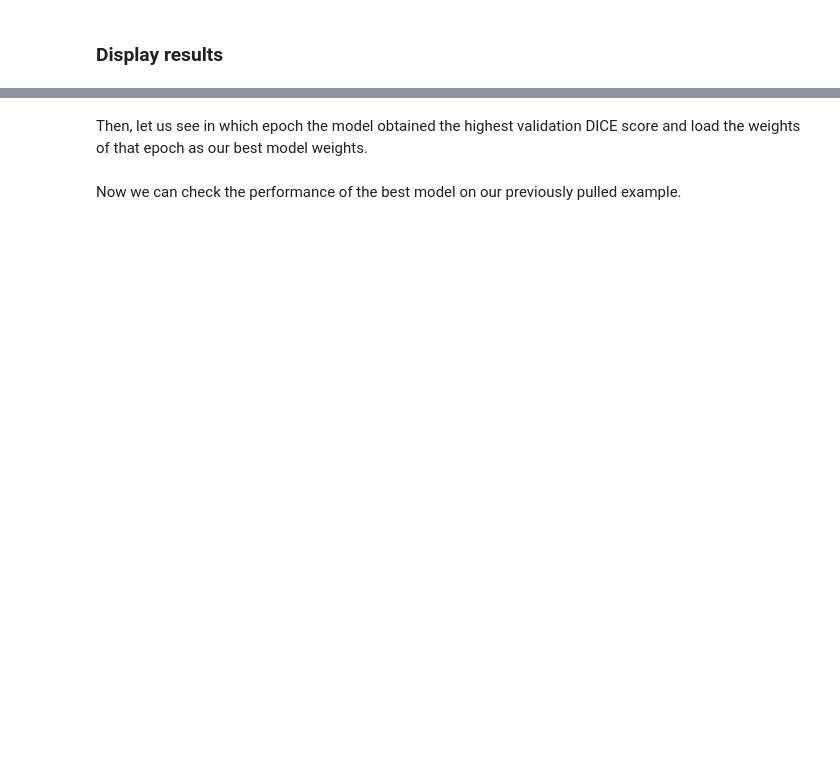
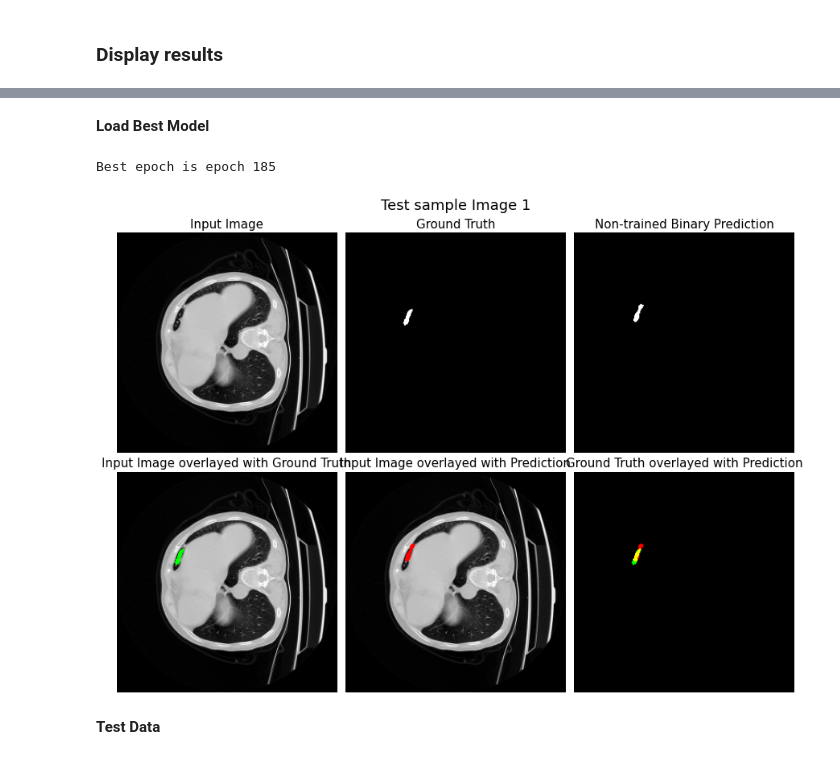
Before and after one commit to jyjuni/Covid19_Leision_Segmentation, a Jupyter notebook: src/train.ipynb, the cells around one changed output, grey strips where cells are left out. Drawn from its saved outputs; the diff is of its cells as text; code cells hidden in the pictures; blank space fills up the shorter version.

```diff
--- a/src/train.ipynb
+++ b/src/train.ipynb
@@ -21,10 +21,11 @@ from sklearn.metrics import confusion_matrix, accuracy_score
 import sys
 project_dir = os.path.dirname(os.getcwd())
 data_dir = os.path.join(project_dir, "data")
+model_dir = os.path.join(project_dir, "model")
 sys.path.append(project_dir)
-sys.path.append(data_dir)
 print(f"project directory: {project_dir}")
 print(f"data directory: {data_dir}")
+print(f"model directory: {model_dir}")
 # %% [output]
 project directory: /home/jinyijia/bme4460/Covid19_Leision_Segmentation
 data directory: /home/jinyijia/bme4460/Covid19_Leision_Segmentation/data
@@ -227,14 +192,18 @@ Predicted mask shape is: torch.Size([4, 2, 256, 256])
 # %% [markdown]
 ### 3. Train the model
 # %%
-from .run_network import train_net
+from run_network import train_net
 
+# lr decay
 optimizer = torch.optim.Adam(my_UNet.parameters(), lr=0.001)
-lr_scheduler = torch.optim.lr_scheduler.ExponentialLR(optimizer=optimizer, step_size=30, gamma=0.5)
-# use precalculated class weight for class imbalance
+lr_scheduler = torch.optim.lr_scheduler.StepLR(optimizer=optimizer, step_size=30, gamma=0.5)
+
+# use class weight for imbalanced data
 # class_weights = get_class_weight(train_dataset)
 class_weights = torch.tensor([1, 100], dtype=torch.float).cuda()
 criteria = nn.CrossEntropyLoss(weight=class_weights)
+
+# train
 EPOCHS = 100
-train_loss, train_dice, train_jaccard, valid_loss, valid_dice, valid_jaccard = train_net(my_UNet, EPOCHS, train_dataloader, valid_dataloader, optimizer, criteria)
+train_loss, train_dice, train_jaccard, valid_loss, valid_dice, valid_jaccard = train_net(my_UNet, EPOCHS, train_dataloader, valid_dataloader, optimizer, criteria, save_dir = model_dir)
 # %% [output]
@@ -263,12 +235,16 @@ show_training(EPOCHS, train_loss, valid_loss, train_dice, valid_dice, train_jacc
-# %% [markdown]
-Then, let us see in which epoch the model obtained the highest validation DICE score and load the weights of that epoch as our best model weights.
+# %% [markdown]
+<b> Load Best Model </b>
 # %%
 best_epoch = np.argmax(valid_dice) + 1 # epochs starts at 1
-print(f'Best epoch is epoch{best_epoch}')
+print(f'Best epoch is epoch {best_epoch}')
 
-state_dict = torch.load(f'./MyUNet/epoch_{best_epoch:03}.pth')
+state_dict = torch.load(os.path.join(model_dir, my_UNet.name, f'epoch_{best_epoch:03}.pth'))
 
 my_UNet.load_state_dict(state_dict)
 my_UNet.cuda()
+
+# check the performance of the best model on our previously pulled example
+show_mask(my_UNet, valid_dataloader, verbose=False)
+# %% [output]
+Best epoch is epoch 185
+[figure, added]
-# %% [markdown]
-Now we can check the performance of the best model on our previously pulled example.
@@ -278 +251,3 @@ show_mask(my_UNet, test_dataloader)
+# %% [markdown]
+<b>Test Data </b>
 # %%
```
Also changed, not shown: parts of 20 cells of this notebook, 3 other files.
